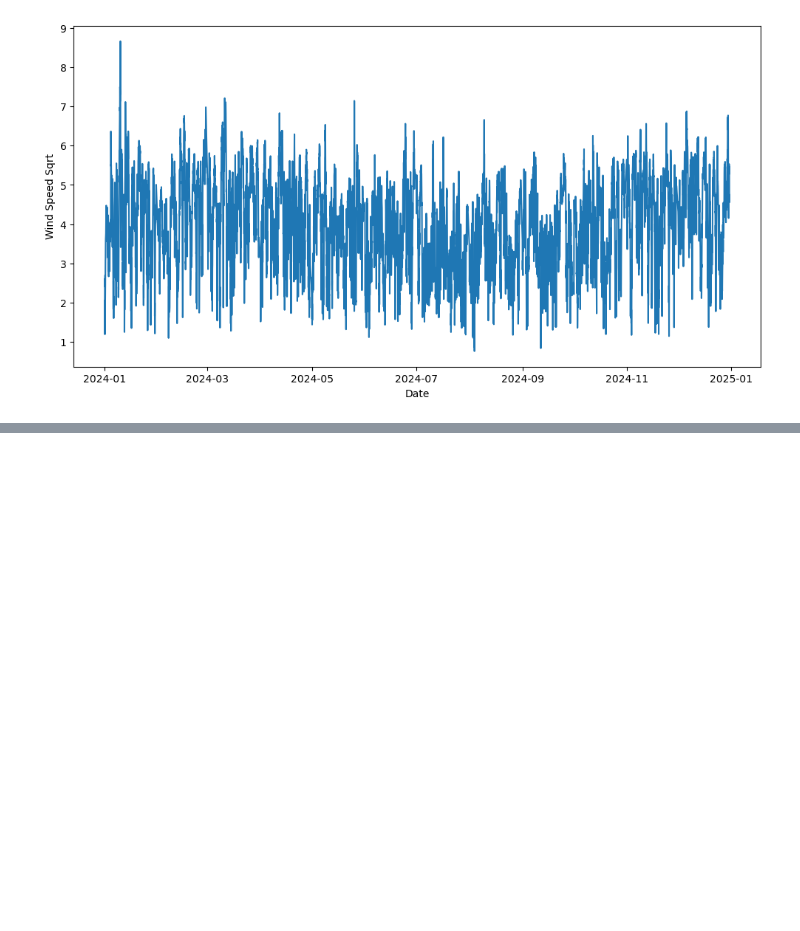
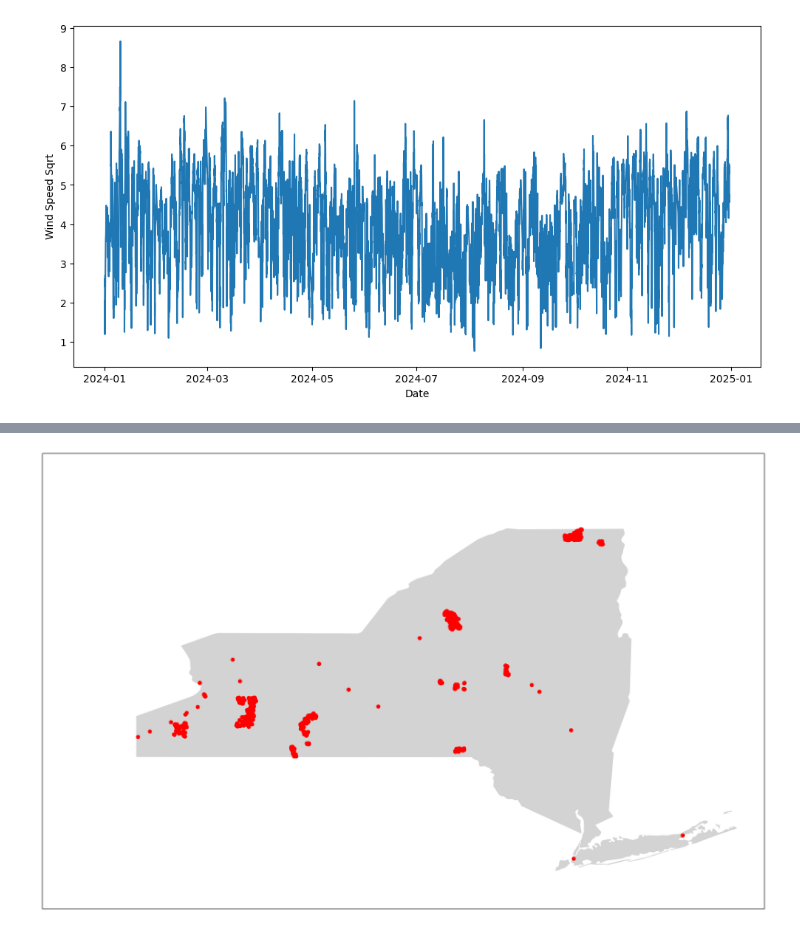
Before and after one commit to samchris0/NY-Wind-Energy-Model, a Jupyter notebook: exploreWind.ipynb, the cells around one changed output, grey strips where cells are left out. Saved outputs shown, nothing was run; the diff lists cells and outputs as text; code cells hidden in the pictures; blank space fills up the shorter version.

```diff
--- a/exploreWind.ipynb
+++ b/exploreWind.ipynb
@@ -96,0 +131,44 @@ ny_geometry = ny_state.geometry
+# %%
+grid_gdf, centers_gdf, coords_list = makeNYGrid()
+
+#Get NY State Geometry
+url = "/Users/schristianson/Desktop/NY Wind Energy Model/ne_10m_admin_1_states_provinces/ne_10m_admin_1_states_provinces.shp"
+gdf = gpd.read_file(url)
+
+# Filter for New York
+ny_state = gdf[gdf['name'] == 'New York']
+
+ny_geometry = ny_state.geometry.iloc[0]
+
+map_extent = [-81, -71.5, 40, 46]
+map_box = box(*map_extent)  # A rectangle covering the map extent
+
+# Subtract the shape geometry from the full extent
+mask_geometry = map_box.difference(ny_geometry)
+
+# Create a map with a PlateCarree projection
+fig, ax = plt.subplots(figsize=(30, 14), subplot_kw={'projection': ccrs.PlateCarree()})
+
+# Set the extent to the mainland U.S.
+ax.set_extent(map_extent, crs=ccrs.PlateCarree())
+
+us_feature = ShapelyFeature([ny_geometry], ccrs.PlateCarree(), facecolor='lightgray', linewidth=0.3,)
+ax.add_feature(us_feature)
+
+#load wind turbines
+#df = pd.read_csv("/Users/schristianson/Desktop/NY Wind Energy Model/uswtdb_v7_2_20241120.csv")
+df = pd.read_csv("/Users/schristianson/Desktop/NY Wind Energy Model/uswtdb_V8_0_20250225.csv")
+
+# Filter for New York State (NY)
+df_ny = df[df["t_state"] == "NY"]
+
+# Select only coordinates
+ny_turbine_coords = list(zip(df_ny["ylat"], df_ny["xlong"]))
+
+for coord in ny_turbine_coords:
+    lat, lon = coord
+    ax.plot(lon, lat, marker='o', color='red', markersize=6, transform=ccrs.PlateCarree())
+
+plt.show()
+# %% [output]
+[figure, added]
```
Also changed, not shown: parts of 2 cells of this notebook, 3 other files.
